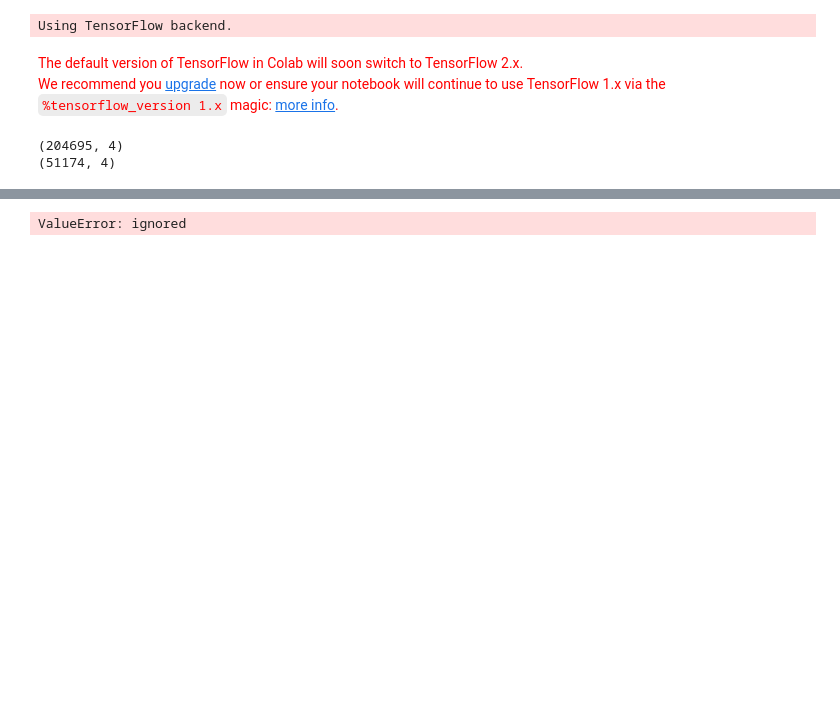
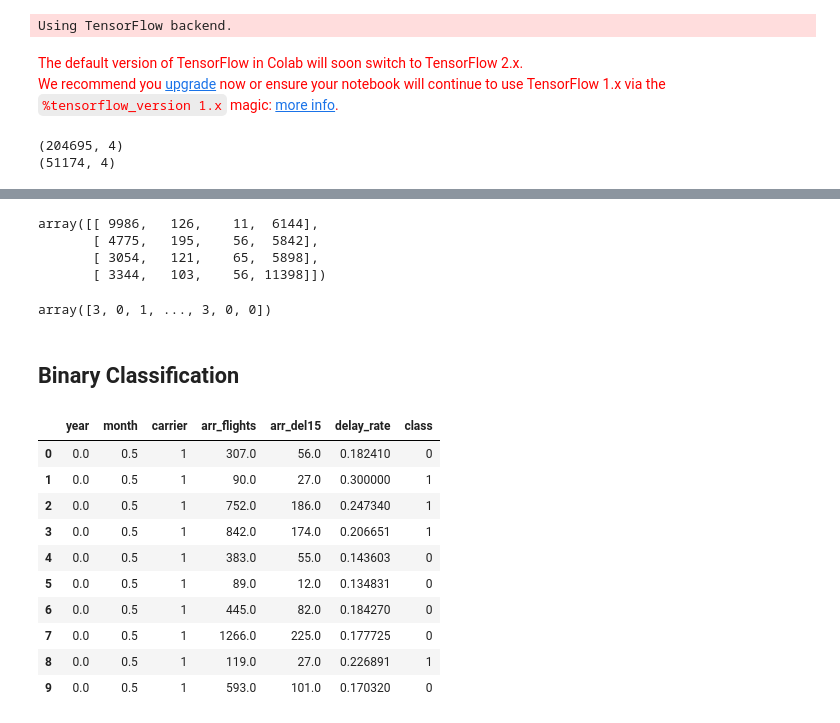
Before and after one commit to dongzhang84/Flight_delay, a Jupyter notebook: Flight_Delay_DL.ipynb, the cells around one changed output, grey strips where cells are left out. Cells and saved outputs as stored; diff of their text form; code cells hidden in the pictures; blank space fills up the shorter version.

```diff
--- a/Flight_Delay_DL.ipynb
+++ b/Flight_Delay_DL.ipynb
@@ -224,6 +234,37 @@ y_pred = model.predict(X_test)
 # %%
 from sklearn.metrics import confusion_matrix,classification_report
 
-print(classification_report(y_test,y_pred))
+#print(classification_report(y_test,y_pred))
+confusion_matrix(y_test.argmax(axis=1), y_pred.argmax(axis=1))
 # %% [output]
-ValueError: ignored
+array([[ 9986,   126,    11,  6144],
+       [ 4775,   195,    56,  5842],
+       [ 3054,   121,    65,  5898],
+       [ 3344,   103,    56, 11398]])
+# %%
+y_pred.argmax(axis=1)
+# %% [output]
+array([3, 0, 1, ..., 3, 0, 0])
+# %% [markdown]
+## Binary Classification
+# %%
+col         = 'delay_rate'
+conditions  = [ data_ML[col] <=0.20, data_ML[col]> 0.20]
+choices     = [0, 1]
+
+data_ML['class'] = np.select(conditions, choices, default=np.nan)
+data_ML['class'] = data_ML['class'].astype(int)
+
+data_ML.head(10)
+# %% [output]
+|  | year | month | carrier | arr_flights | arr_del15 | delay_rate | class |
+| 0 | 0.0 | 0.5 | 1 | 307.0 | 56.0 | 0.182410 | 0 |
+| 1 | 0.0 | 0.5 | 1 | 90.0 | 27.0 | 0.300000 | 1 |
+| 2 | 0.0 | 0.5 | 1 | 752.0 | 186.0 | 0.247340 | 1 |
+| 3 | 0.0 | 0.5 | 1 | 842.0 | 174.0 | 0.206651 | 1 |
+| 4 | 0.0 | 0.5 | 1 | 383.0 | 55.0 | 0.143603 | 0 |
+| 5 | 0.0 | 0.5 | 1 | 89.0 | 12.0 | 0.134831 | 0 |
+| 6 | 0.0 | 0.5 | 1 | 445.0 | 82.0 | 0.184270 | 0 |
+| 7 | 0.0 | 0.5 | 1 | 1266.0 | 225.0 | 0.177725 | 0 |
+| 8 | 0.0 | 0.5 | 1 | 119.0 | 27.0 | 0.226891 | 1 |
+| 9 | 0.0 | 0.5 | 1 | 593.0 | 101.0 | 0.170320 | 0 |
```
Also changed, not shown: parts of 31 cells of this notebook.
